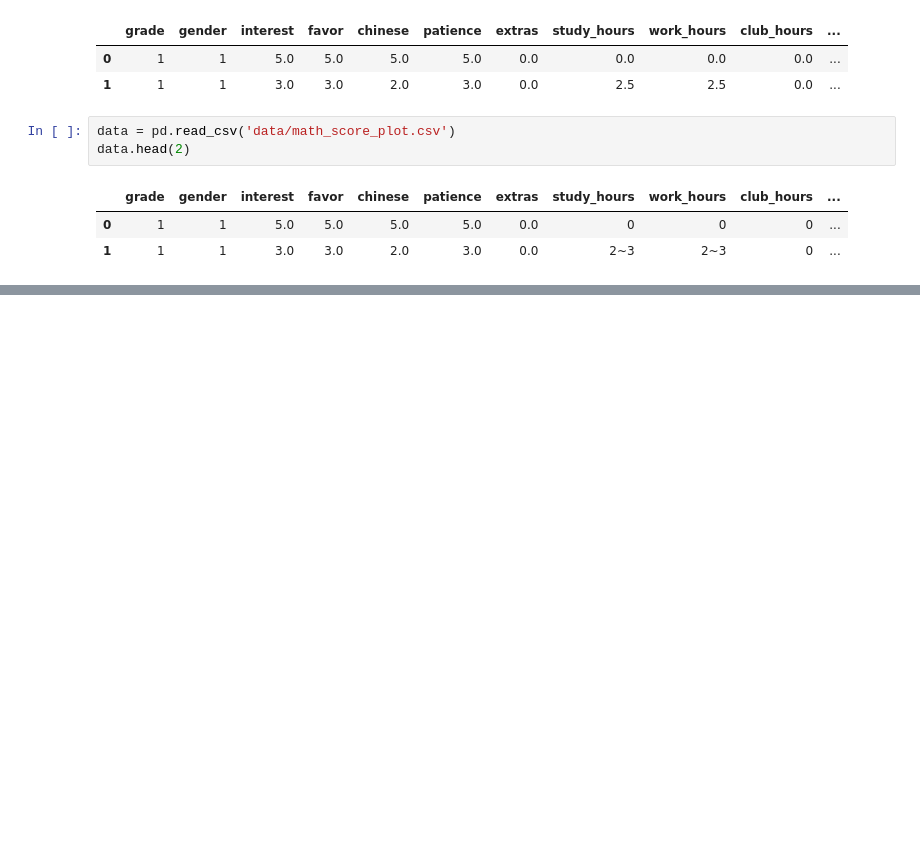
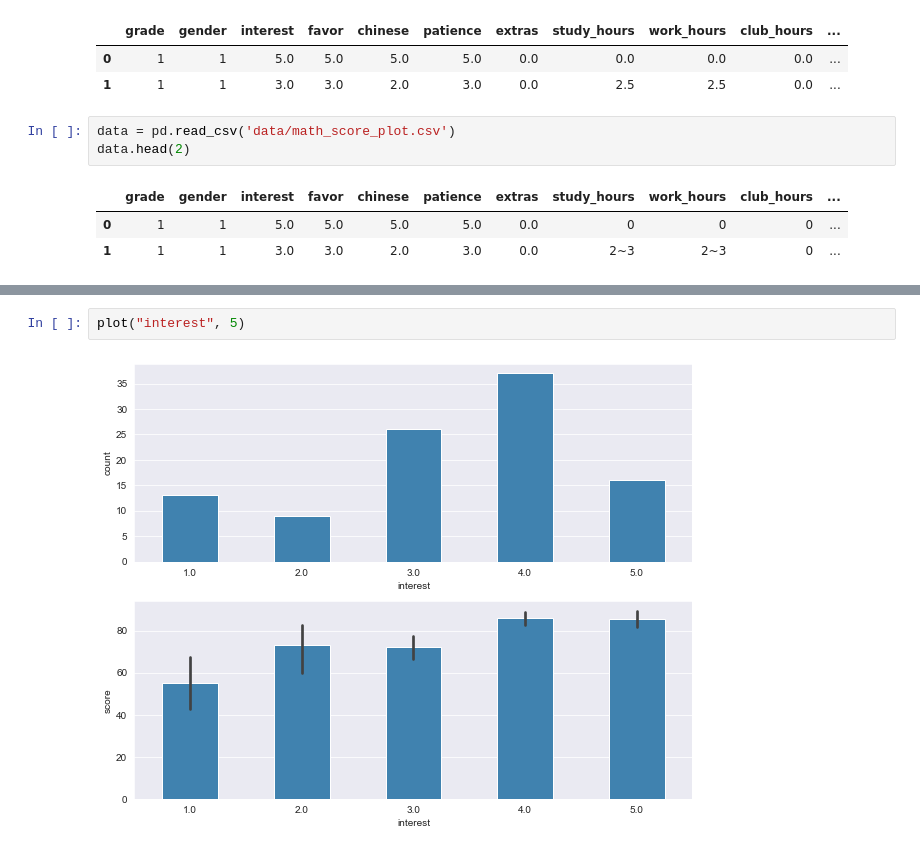
Before and after one commit to doggydoggy0101/math_project, a Jupyter notebook: regression_analysis/group_project/dataPlot.ipynb, the cells around one changed output, grey strips where cells are left out. Saved outputs shown, nothing was run; the diff lists cells and outputs as text; blank space fills up the shorter version.

```diff
--- a/regression_analysis/group_project/dataPlot.ipynb
+++ b/regression_analysis/group_project/dataPlot.ipynb
@@ -102,0 +47,4 @@ plt.show()
+# %%
+plot("interest", 5)
+# %% [output]
+[figure, added]
```
Also changed, not shown: parts of 23 cells of this notebook.
